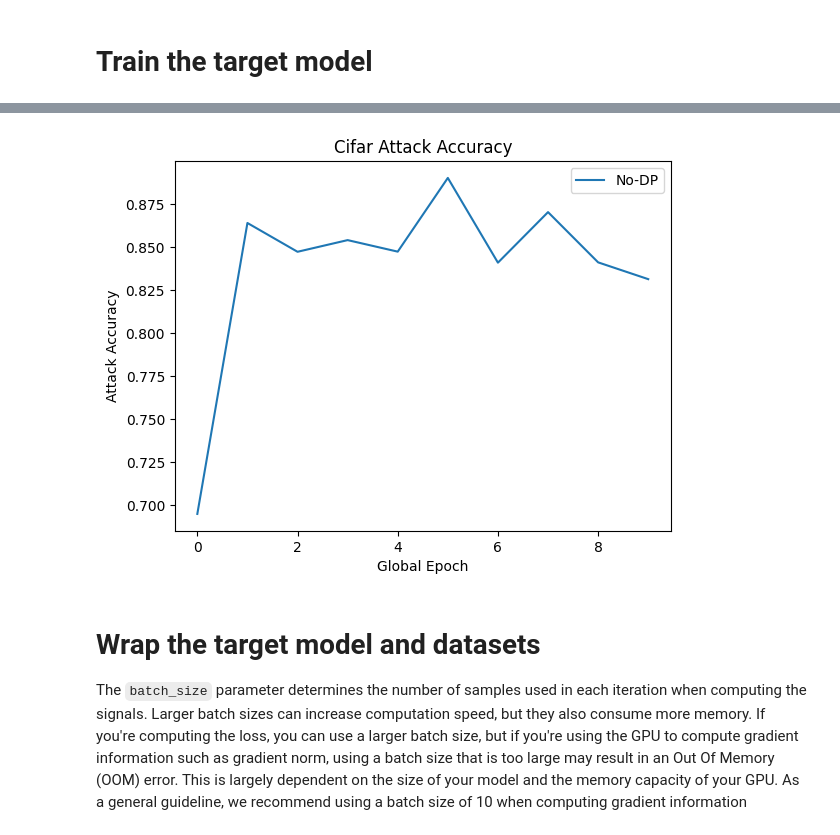
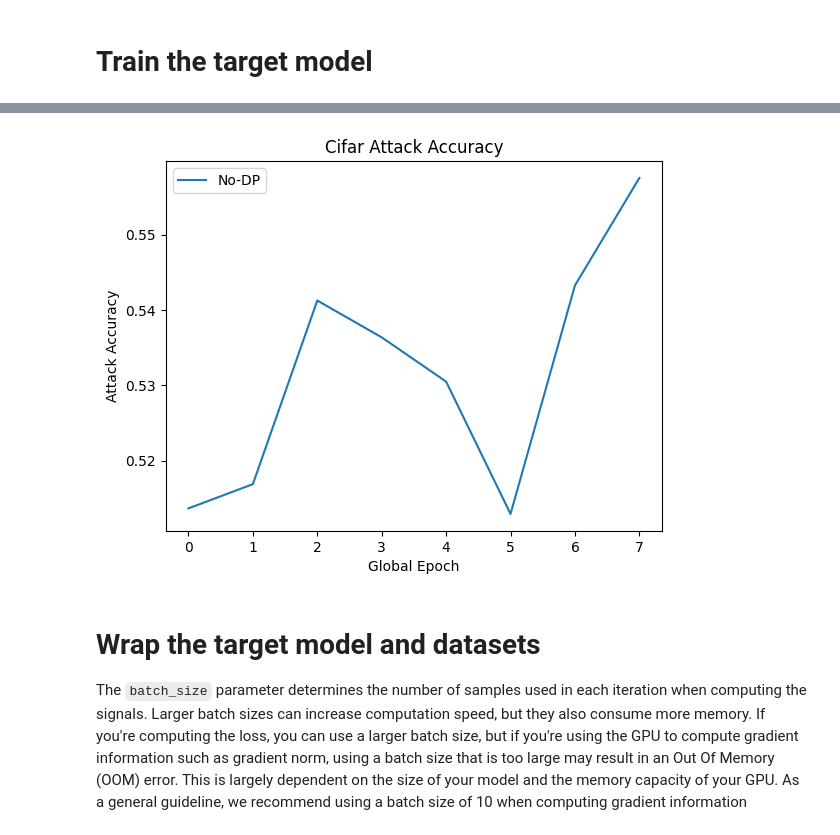
Before and after one commit to Wayne310400/DPtest, a Jupyter notebook: Differential-Privacy-Based-Federated-Learning-master/tutorials/white_box_attack.ipynb, the cells around one changed output, grey strips where cells are left out. Cells and saved outputs as stored; diff of their text form; code cells hidden in the pictures.

```diff
--- a/Differential-Privacy-Based-Federated-Learning-master/tutorials/white_box_attack.ipynb
+++ b/Differential-Privacy-Based-Federated-Learning-master/tutorials/white_box_attack.ipynb
@@ -176,13 +176,13 @@ def calibrating_sampled_gaussian(q, eps, bad_event, iters=1, err=1e-3):
     return sigma_max
 # %%
 # for training the target model
-num_train_points = 1500
-num_test_points = 1500
-num_population_points = 2000
+num_train_points = 200
+num_test_points = 200
+num_population_points = 200
 batch_size = 32
 learning_rate = 0.01
 local_epochs = 15
-clients = 10
+clients = 100
 glob_epochs = 10
 drop_frac = 0.1
 
@@ -612,7 +612,8 @@ def dp_train(model, device, idx, lr, epochs, train_loader, test_loader, train_da
     print("training the target model uses: ", time.time() - start_time)
     return model.state_dict()
 # %%
-glob_model = ResNet(ResidualBlock, [2, 2, 2])
+# glob_model = ResNet(ResidualBlock, [2, 2, 2])
+glob_model = CNNCifar()
 
 def nor_train(model, device, idx, lr, epochs, train_loader, test_loader, train_data, train_targets, test_data, test_targets, audit_data, audit_targets, sec_record):
     model.to(device)
@@ -783,7 +784,7 @@ def ProtectWeight(local_w, noise_slices, weight_slices, split_index, id, flat_in
     for index, (key, value) in enumerate(local_w.items()):
         local_w[key] = l[index].view(*value.shape)
 
-def proposed_train(model, device, idx, lr, epochs, train_loader, test_loader, train_data, train_targets, test_data, test_targets, audit_data, audit_targets, sec_record, epsilon, delta, split_index, flat_indice, num_clients):
+def proposed_train(model, device, idx, lr, epochs, train_loader, test_loader, train_data, train_targets, test_data, test_targets, audit_data, audit_targets, epsilon, delta, split_index, flat_indice, num_clients):
     model.to(device)
     model.train()
 
@@ -823,9 +824,7 @@ def proposed_train(model, device, idx, lr, epochs, train_loader, test_loader, tr
         print(f"ID: {idx} | Epoch: {epoch_idx+1}/{epochs} |", end=" ")
         print(f"Loss: {train_loss/len(train_loader):.4f} |", end=" ")
         print(f"Attack_acc: {100. * loss_audit_results[0].roc_auc:.2f}%")
-    if idx == 0:
-        loss_audit_results = sec_func(model, criterion, device, train_data, train_targets, test_data, test_targets, audit_data, audit_targets)
-        sec_record.append(loss_audit_results[0].roc_auc)
+
     test_loss, test_acc = test(copy.deepcopy(model), device, test_loader)
     print(f"Test loss: {test_loss:.4f} | Test Acc: {test_acc:.2f}%")
     print("training the target model uses: ", time.time() - start_time)
@@ -839,14 +838,15 @@ def proposed_train(model, device, idx, lr, epochs, train_loader, test_loader, tr
     return model.state_dict(), weight_slice, noise_slice
 # %%
 all_clients = range(clients)
-split_index, flat_indice = FlatSplitParams(copy.deepcopy(glob_model), args.num_users)
+split_index, flat_indice = FlatSplitParams(copy.deepcopy(glob_model), clients)
 sec_record = []
+test_sec_model = copy.deepcopy(glob_model)
 criterion = nn.CrossEntropyLoss()
 for j in range(glob_epochs):
-   print("Global Epoch: ", j)
    drop_users = random.sample(all_clients, int(clients * drop_frac))
-   nondrop_users = [x for x in range(args.num_users) if x not in drop_users]
+   nondrop_users = [x for x in range(clients) if x not in drop_users]
    w_locals, weight_slices, noise_slices = [], [], []
+   print("Global Epoch: ", j, " | Drop clients: ", drop_users)
    for i in range(clients):
       if i in drop_users:
          weight_slices.insert(i, "D")
@@ -864,18 +864,23 @@ for j in range(glob_epochs):
                         test_targets[i], audit_data[i], audit_targets[i], sec_record, eps, delta, glob_epochs, clip)
       elif mechanism == 'Proposed':
          w, weight_slice, noise_slice = proposed_train(copy.deepcopy(glob_model), device, i, learning_rate, local_epochs, train_loader[i], test_loader[i], train_data[i], train_targets[i], test_data[i],
-                                                       test_targets[i], audit_data[i], audit_targets[i], sec_record, eps, delta, split_index, flat_indice, clients)
+                                                       test_targets[i], audit_data[i], audit_targets[i], eps, delta, split_index, flat_indice, clients)
          weight_slices.insert(i, weight_slice)
          noise_slices.insert(i, noise_slice)
+      else:
+         print("Please select a mechanism above.")
+         exit()
       w_locals.insert(i, copy.deepcopy(w))
 
    if mechanism == 'Proposed':
       for i, id in enumerate(nondrop_users):
          ProtectWeight(w_locals[i], noise_slices, weight_slices, split_index, id, flat_indice, device)
-      loss_audit_results = sec_func(model, criterion, device, train_data[0], train_targets[0], test_data[0], test_targets[0], audit_data[0], audit_targets[0])
+      test_sec_model.load_state_dict(copy.deepcopy(w_locals[0]))
+      loss_audit_results = sec_func(copy.deepcopy(test_sec_model), criterion, device, train_data[0], train_targets[0], test_data[0], test_targets[0], audit_data[0], audit_targets[0])
       sec_record.append(loss_audit_results[0].roc_auc)
+      print(f"Proposed attack_acc: {100. * loss_audit_results[0].roc_auc:.2f}%")
 
-   new_glob_w = aggregate(w_locals, clients, device)
+   new_glob_w = aggregate(w_locals, int(clients * drop_frac), device)
    glob_model.load_state_dict(copy.deepcopy(new_glob_w))
    randon_id = np.random.choice(range(clients), 1, replace=False)[0]
    glob_loss, glob_acc = test(copy.deepcopy(glob_model), device, test_loader[randon_id])
@@ -909,4 +914,4 @@ Global epoch 9: Test loss: 1.5403 | Test Acc: 64.33%
-[figure, old version]
+[figure, new version]
 # %% [markdown]
 # Wrap the target model and datasets
 The `batch_size` parameter determines the number of samples used in each iteration when computing the signals. Larger batch sizes can increase computation speed, but they also consume more memory. If you're computing the loss, you can use a larger batch size, but if you're using the GPU to compute gradient information such as gradient norm, using a batch size that is too large may result in an Out Of Memory (OOM) error. This is largely dependent on the size of your model and the memory capacity of your GPU. As a general guideline, we recommend using a batch size of 10 when computing gradient information
```
Also changed, not shown: parts of 2 cells of this notebook.
